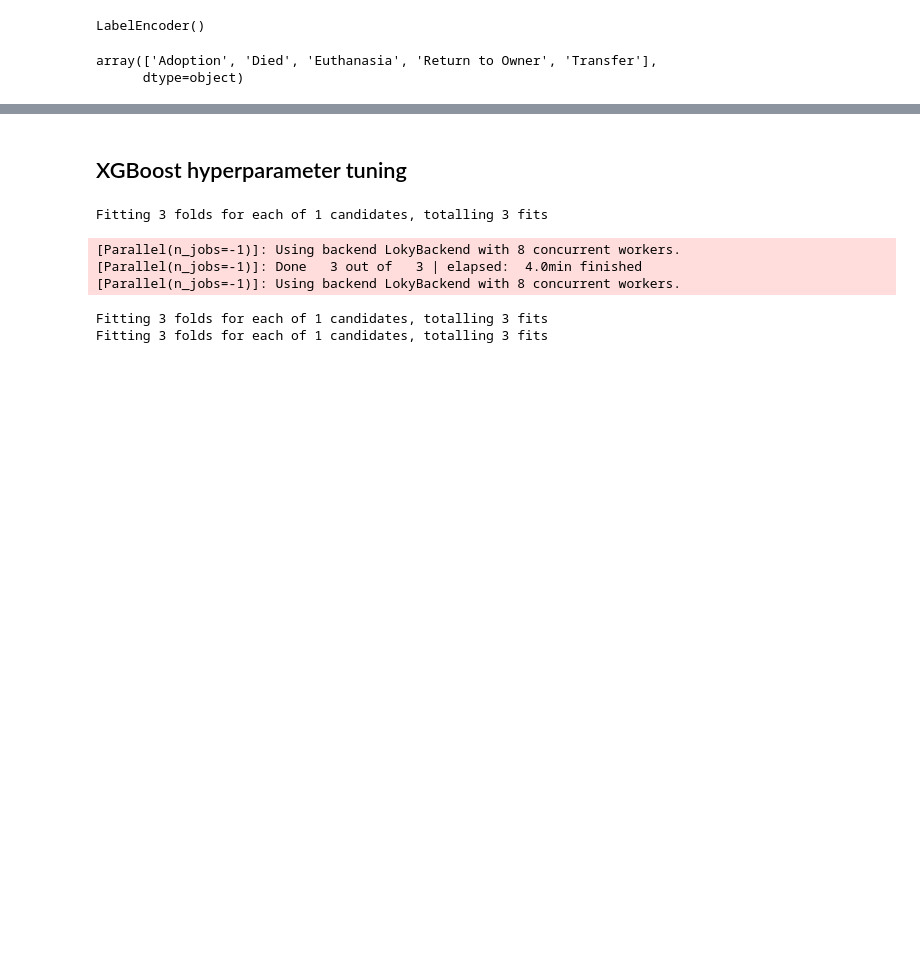
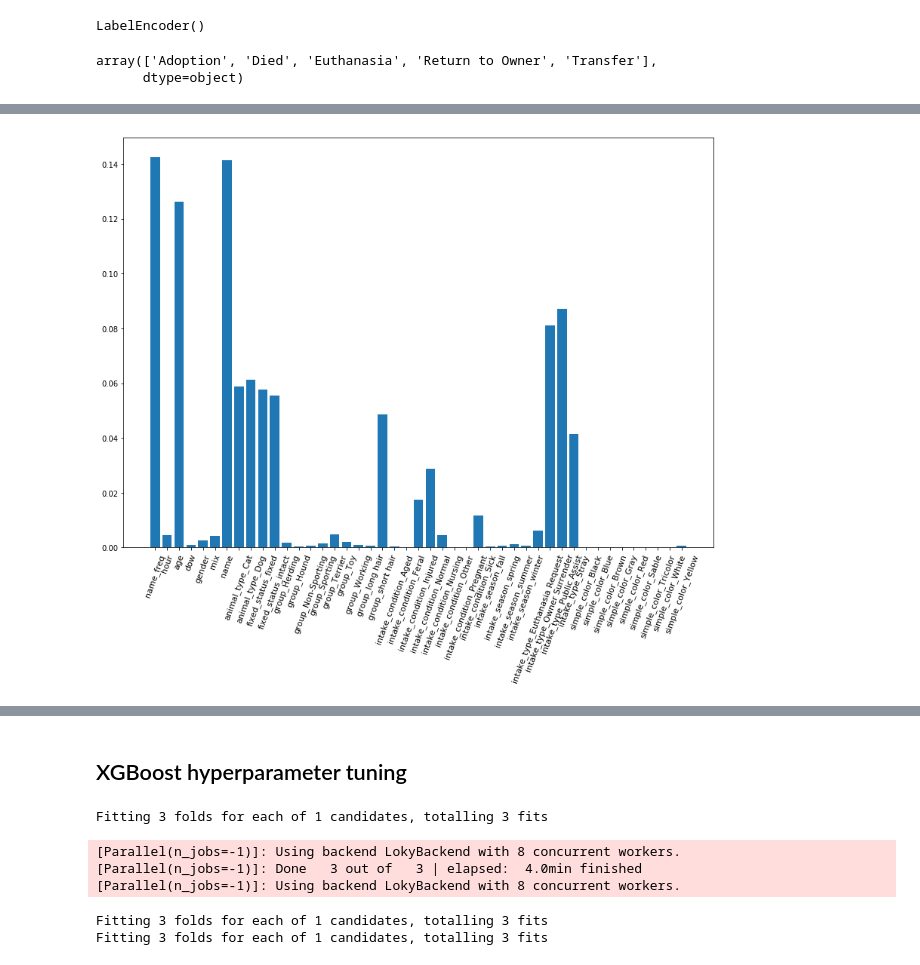
Before and after one commit to luketibbott/kojak, a Jupyter notebook: Model.ipynb, the cells around one changed output, grey strips where cells are left out. Cells and saved outputs as stored; diff of their text form; code cells hidden in the pictures; blank space fills up the shorter version.

```diff
--- a/Model.ipynb
+++ b/Model.ipynb
@@ -85,3 +121,11 @@ df_model.head()
+# %%
+df_model = df_model.drop(labels=['hour_in_0',
+       'hour_in_1', 'hour_in_10', 'hour_in_11', 'hour_in_12',
+       'hour_in_13', 'hour_in_14', 'hour_in_15', 'hour_in_16',
+       'hour_in_17', 'hour_in_18', 'hour_in_19', 'hour_in_2',
+       'hour_in_20', 'hour_in_21', 'hour_in_22', 'hour_in_23',
+       'hour_in_3', 'hour_in_4', 'hour_in_5', 'hour_in_6',
+       'hour_in_7', 'hour_in_8', 'hour_in_9'], axis=1)
 # %%
 X = df_model.iloc[:, :-1]
 # %%
@@ -103,2 +157,7 @@ y = le.transform(y)
 # %%
 X_train, X_test, y_train, y_test = train_test_split(X, y, stratify = y, random_state = 2325)
+# %%
+rf_cv = RandomForestClassifier(n_estimators = 800, max_features='sqrt', max_leaf_nodes=50,
+                               max_depth = 100)
+
+rf_cv.fit(X_train, y_train)
@@ -105,3 +172,9 @@ X_train, X_test, y_train, y_test = train_test_split(X, y, stratify = y, random_s
+# %%
+plt.figure(figsize=(14, 10))
+plt.bar(X_train.columns.values, rf_cv.feature_importances_)
+plt.xticks(rotation=70, size=11);
+# %% [output]
+[figure, added]
 # %%
 rfc = RandomForestClassifier()
 
```
Also changed, not shown: parts of 17 cells of this notebook, 1 other file.
